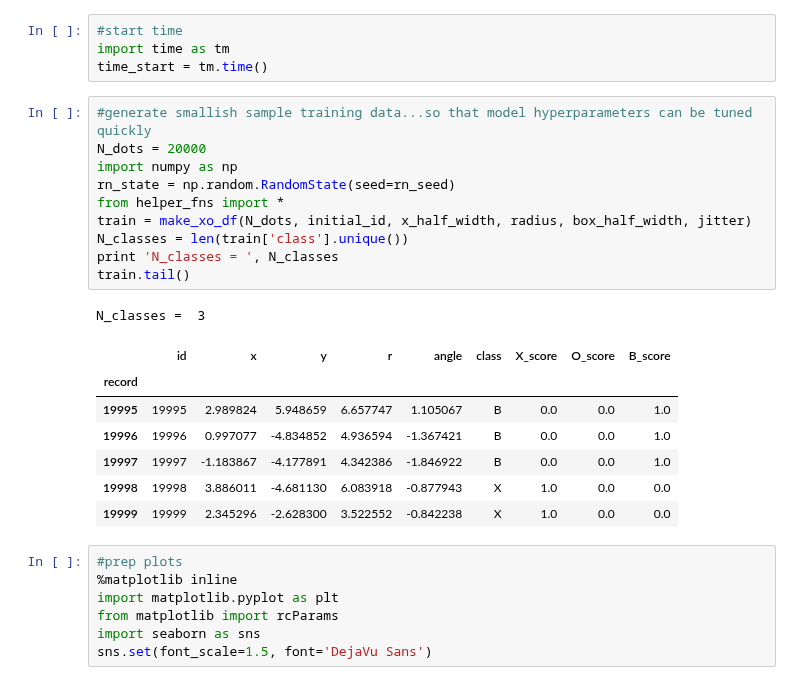
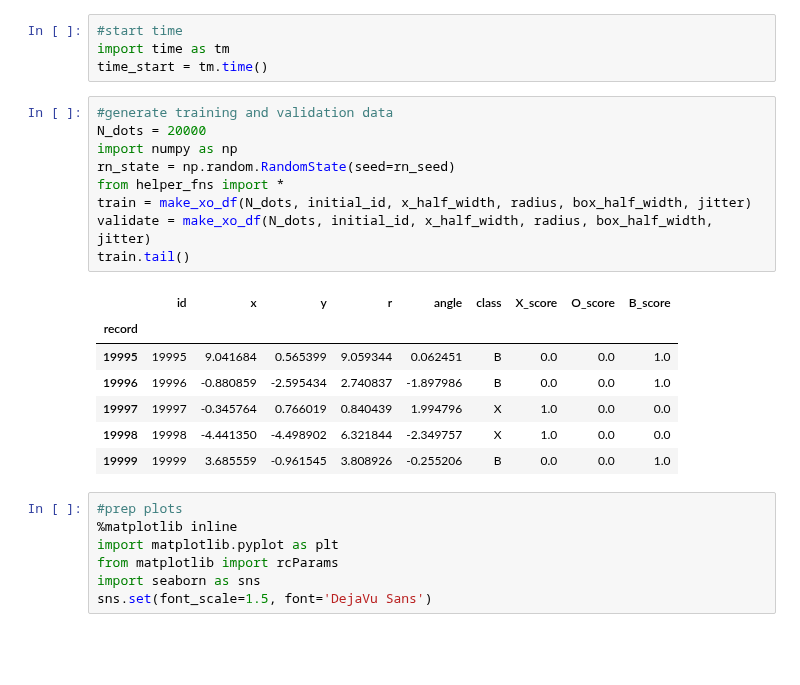
Before and after one commit to joehahn/exes-n-ohs, a Jupyter notebook: mlp_model.ipynb, the cells around one changed output. Drawn from its saved outputs; the diff is of its cells as text; blank space fills up the shorter version.

Commit message:
Sync from DataScience jupyter

```diff
--- a/mlp_model.ipynb
+++ b/mlp_model.ipynb
@@ -19,24 +19,22 @@ initial_id = 0
 import time as tm
 time_start = tm.time()
 # %%
-#generate smallish sample training data...so that model hyperparameters can be tuned quickly
+#generate training and validation data
 N_dots = 20000
 import numpy as np
 rn_state = np.random.RandomState(seed=rn_seed)
 from helper_fns import *
 train = make_xo_df(N_dots, initial_id, x_half_width, radius, box_half_width, jitter)
-N_classes = len(train['class'].unique())
-print 'N_classes = ', N_classes
+validate = make_xo_df(N_dots, initial_id, x_half_width, radius, box_half_width, jitter)
 train.tail()
 # %% [output]
-N_classes =  3
 |  | id | x | y | r | angle | class | X_score | O_score | B_score |
 | record |  |  |  |  |  |  |  |  |  |
-| 19995 | 19995 | 2.989824 | 5.948659 | 6.657747 | 1.105067 | B | 0.0 | 0.0 | 1.0 |
-| 19996 | 19996 | 0.997077 | -4.834852 | 4.936594 | -1.367421 | B | 0.0 | 0.0 | 1.0 |
-| 19997 | 19997 | -1.183867 | -4.177891 | 4.342386 | -1.846922 | B | 0.0 | 0.0 | 1.0 |
-| 19998 | 19998 | 3.886011 | -4.681130 | 6.083918 | -0.877943 | X | 1.0 | 0.0 | 0.0 |
-| 19999 | 19999 | 2.345296 | -2.628300 | 3.522552 | -0.842238 | X | 1.0 | 0.0 | 0.0 |
+| 19995 | 19995 | 9.041684 | 0.565399 | 9.059344 | 0.062451 | B | 0.0 | 0.0 | 1.0 |
+| 19996 | 19996 | -0.880859 | -2.595434 | 2.740837 | -1.897986 | B | 0.0 | 0.0 | 1.0 |
+| 19997 | 19997 | -0.345764 | 0.766019 | 0.840439 | 1.994796 | X | 1.0 | 0.0 | 0.0 |
+| 19998 | 19998 | -4.441350 | -4.498902 | 6.321844 | -2.349757 | X | 1.0 | 0.0 | 0.0 |
+| 19999 | 19999 | 3.685559 | -0.961545 | 3.808926 | -0.255206 | B | 0.0 | 0.0 | 1.0 |
 # %%
 #prep plots
 %matplotlib inline
```
Also changed, not shown: parts of 7 cells of this notebook.
